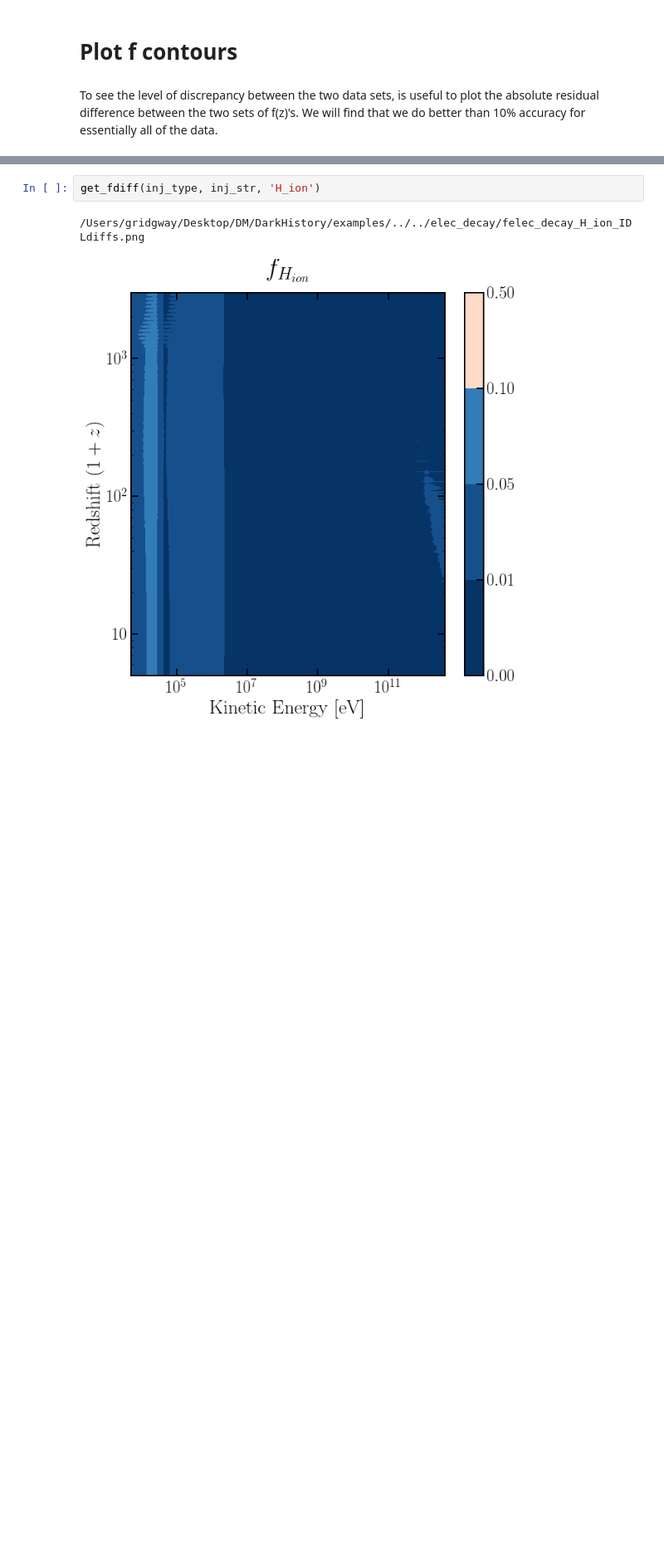
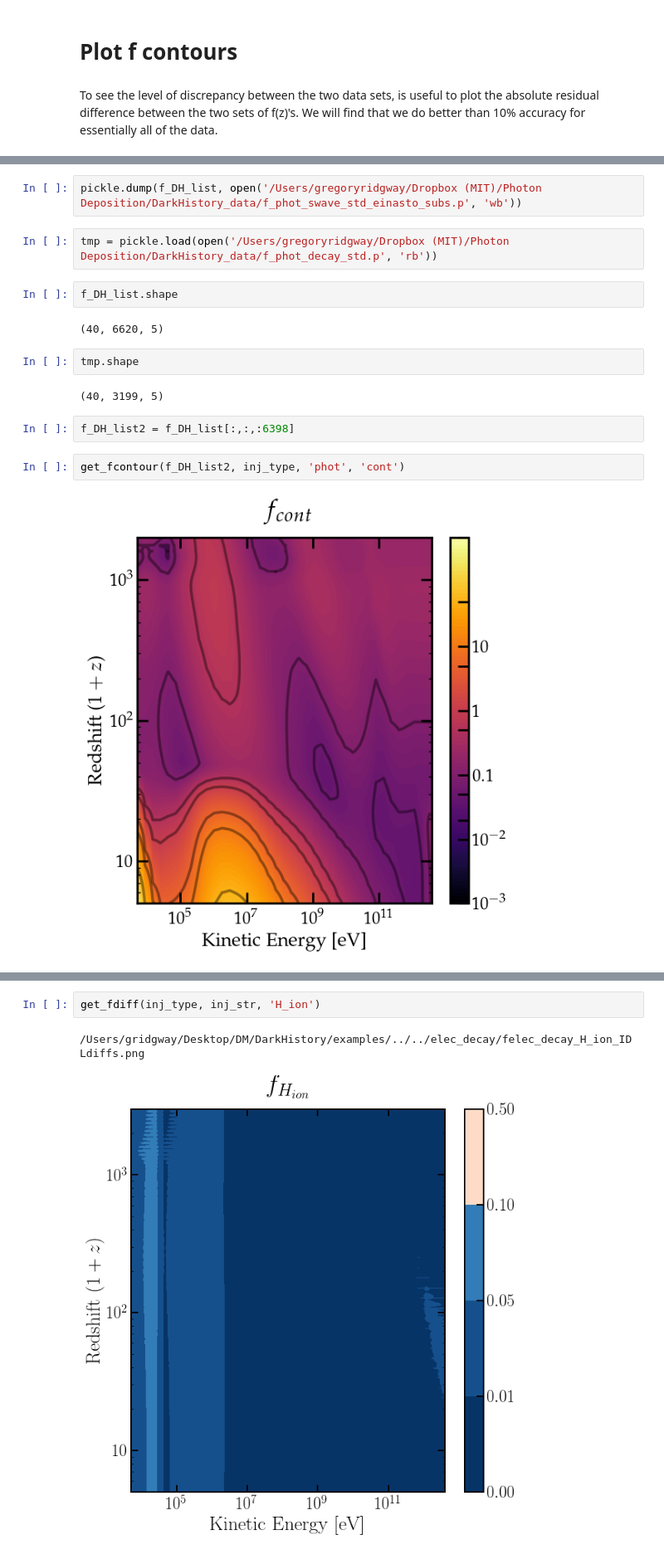
Before and after one commit to hongwanliu/DarkHistory, a Jupyter notebook: examples/Example13_Cross_Checks.ipynb, the cells around one changed output, grey strips where cells are left out. Shown: that part at 83% size. Cells and saved outputs as stored; diff of their text form; blank space fills up the shorter version.

```diff
--- a/examples/Example13_Cross_Checks.ipynb
+++ b/examples/Example13_Cross_Checks.ipynb
@@ -829,3 +869,21 @@ f_DH_data[0]['f']['low']['heat'][10]
+# %%
+pickle.dump(f_DH_list, open('/Users/gregoryridgway/Dropbox (MIT)/Photon Deposition/DarkHistory_data/f_phot_swave_std_einasto_subs.p', 'wb'))
+# %%
+tmp = pickle.load(open('/Users/gregoryridgway/Dropbox (MIT)/Photon Deposition/DarkHistory_data/f_phot_decay_std.p', 'rb'))
+# %%
+f_DH_list.shape
+# %% [output]
+(40, 6620, 5)
+# %%
+tmp.shape
+# %% [output]
+(40, 3199, 5)
+# %%
+f_DH_list2 = f_DH_list[:,:,:6398]
+# %%
+get_fcontour(f_DH_list2, inj_type, 'phot', 'cont')
+# %% [output]
+[figure, added]
 # %%
 def get_fdiff(inj_type, inj_particle, channel):
     folder = inj_str+'_'+inj_type+'/'
```
Also changed, not shown: parts of 43 cells of this notebook, 1 other file.
